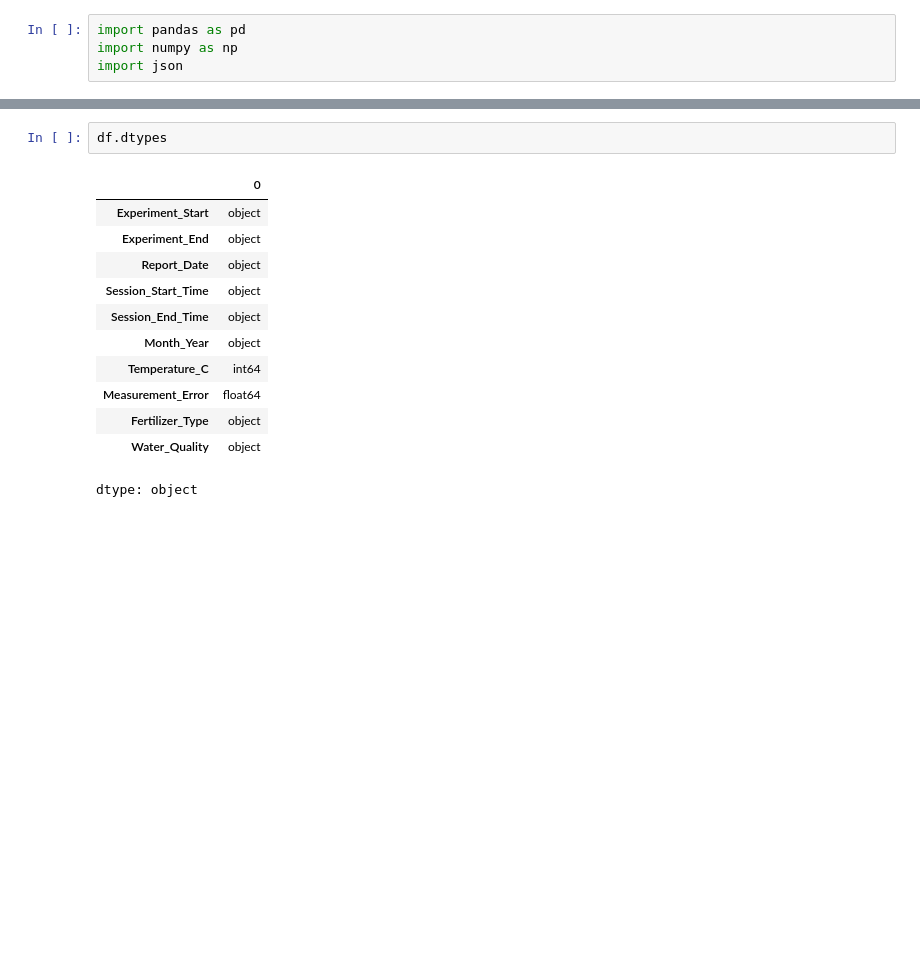
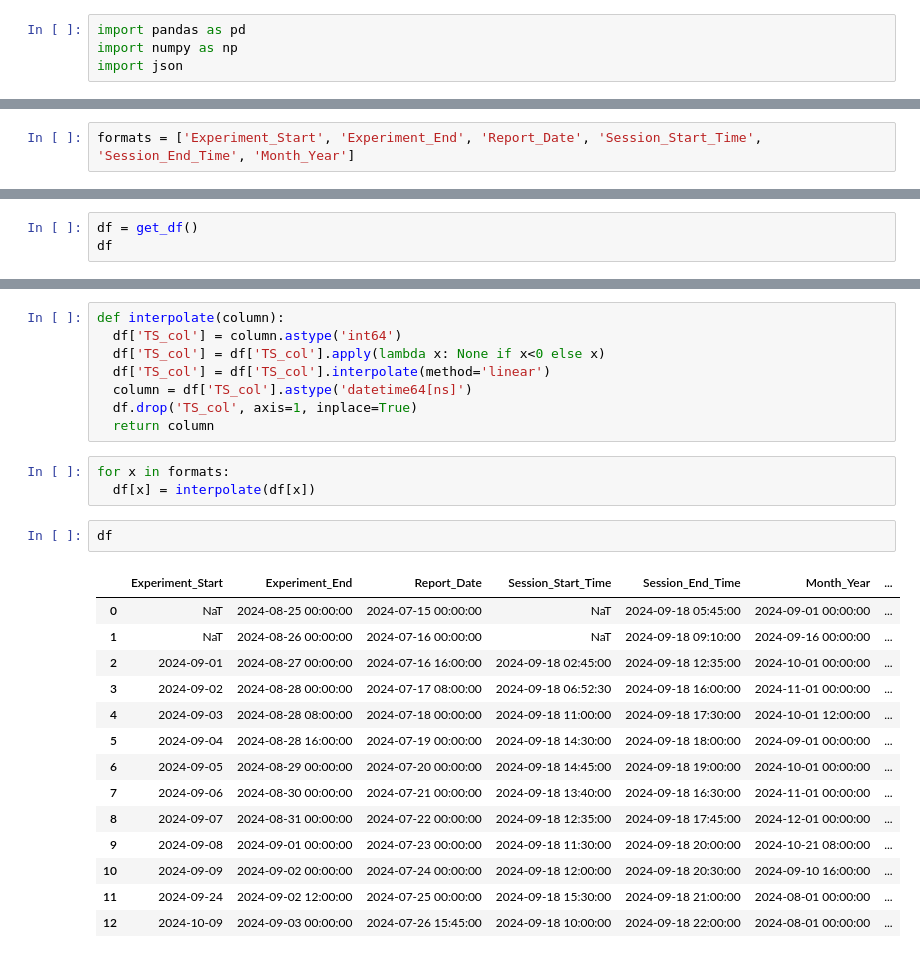
Before and after one commit to itsayushthada/ML-Overview-2024, a Jupyter notebook: Pandas/02_Handling_Date_Time_Data.ipynb, the cells around one changed output, grey strips where cells are left out. Saved outputs shown, nothing was run; the diff lists cells and outputs as text; blank space fills up the shorter version.

Commit message:
Date Time Handeling

```diff
--- a/Pandas/02_Handling_Date_Time_Data.ipynb
+++ b/Pandas/02_Handling_Date_Time_Data.ipynb
@@ -37,2 +29,4 @@ get_df()
+# %%
+formats = ['Experiment_Start', 'Experiment_End', 'Report_Date', 'Session_Start_Time', 'Session_End_Time', 'Month_Year']
 # %%
 df = get_df()
@@ -38,0 +110,3 @@ df = get_df()
+# %%
+df = get_df()
+df
@@ -39,15 +128,28 @@ df = get_df()
+# %%
+def interpolate(column):
+  df['TS_col'] = column.astype('int64')
+  df['TS_col'] = df['TS_col'].apply(lambda x: None if x<0 else x)
+  df['TS_col'] = df['TS_col'].interpolate(method='linear')
+  column = df['TS_col'].astype('datetime64[ns]')
+  df.drop('TS_col', axis=1, inplace=True)
+  return column
+# %%
+for x in formats:
+  df[x] = interpolate(df[x])
 # %%
-df.dtypes
+df
 # %% [output]
-|  | 0 |
-| Experiment_Start | object |
-| Experiment_End | object |
-| Report_Date | object |
-| Session_Start_Time | object |
-| Session_End_Time | object |
-| Month_Year | object |
-| Temperature_C | int64 |
-| Measurement_Error | float64 |
-| Fertilizer_Type | object |
-| Water_Quality | object |
+|  | Experiment_Start | Experiment_End | Report_Date | Session_Start_Time | Session_End_Time | Month_Year | ... |
+| 0 | NaT | 2024-08-25 00:00:00 | 2024-07-15 00:00:00 | NaT | 2024-09-18 05:45:00 | 2024-09-01 00:00:00 | ... |
+| 1 | NaT | 2024-08-26 00:00:00 | 2024-07-16 00:00:00 | NaT | 2024-09-18 09:10:00 | 2024-09-16 00:00:00 | ... |
+| 2 | 2024-09-01 | 2024-08-27 00:00:00 | 2024-07-16 16:00:00 | 2024-09-18 02:45:00 | 2024-09-18 12:35:00 | 2024-10-01 00:00:00 | ... |
+| 3 | 2024-09-02 | 2024-08-28 00:00:00 | 2024-07-17 08:00:00 | 2024-09-18 06:52:30 | 2024-09-18 16:00:00 | 2024-11-01 00:00:00 | ... |
+| 4 | 2024-09-03 | 2024-08-28 08:00:00 | 2024-07-18 00:00:00 | 2024-09-18 11:00:00 | 2024-09-18 17:30:00 | 2024-10-01 12:00:00 | ... |
+| 5 | 2024-09-04 | 2024-08-28 16:00:00 | 2024-07-19 00:00:00 | 2024-09-18 14:30:00 | 2024-09-18 18:00:00 | 2024-09-01 00:00:00 | ... |
+| 6 | 2024-09-05 | 2024-08-29 00:00:00 | 2024-07-20 00:00:00 | 2024-09-18 14:45:00 | 2024-09-18 19:00:00 | 2024-10-01 00:00:00 | ... |
+| 7 | 2024-09-06 | 2024-08-30 00:00:00 | 2024-07-21 00:00:00 | 2024-09-18 13:40:00 | 2024-09-18 16:30:00 | 2024-11-01 00:00:00 | ... |
+| 8 | 2024-09-07 | 2024-08-31 00:00:00 | 2024-07-22 00:00:00 | 2024-09-18 12:35:00 | 2024-09-18 17:45:00 | 2024-12-01 00:00:00 | ... |
+| 9 | 2024-09-08 | 2024-09-01 00:00:00 | 2024-07-23 00:00:00 | 2024-09-18 11:30:00 | 2024-09-18 20:00:00 | 2024-10-21 08:00:00 | ... |
+| 10 | 2024-09-09 | 2024-09-02 00:00:00 | 2024-07-24 00:00:00 | 2024-09-18 12:00:00 | 2024-09-18 20:30:00 | 2024-09-10 16:00:00 | ... |
+| 11 | 2024-09-24 | 2024-09-02 12:00:00 | 2024-07-25 00:00:00 | 2024-09-18 15:30:00 | 2024-09-18 21:00:00 | 2024-08-01 00:00:00 | ... |
+| 12 | 2024-10-09 | 2024-09-03 00:00:00 | 2024-07-26 15:45:00 | 2024-09-18 10:00:00 | 2024-09-18 22:00:00 | 2024-08-01 00:00:00 | ... |
-dtype: object
```
Also changed, not shown: parts of 21 cells of this notebook.
